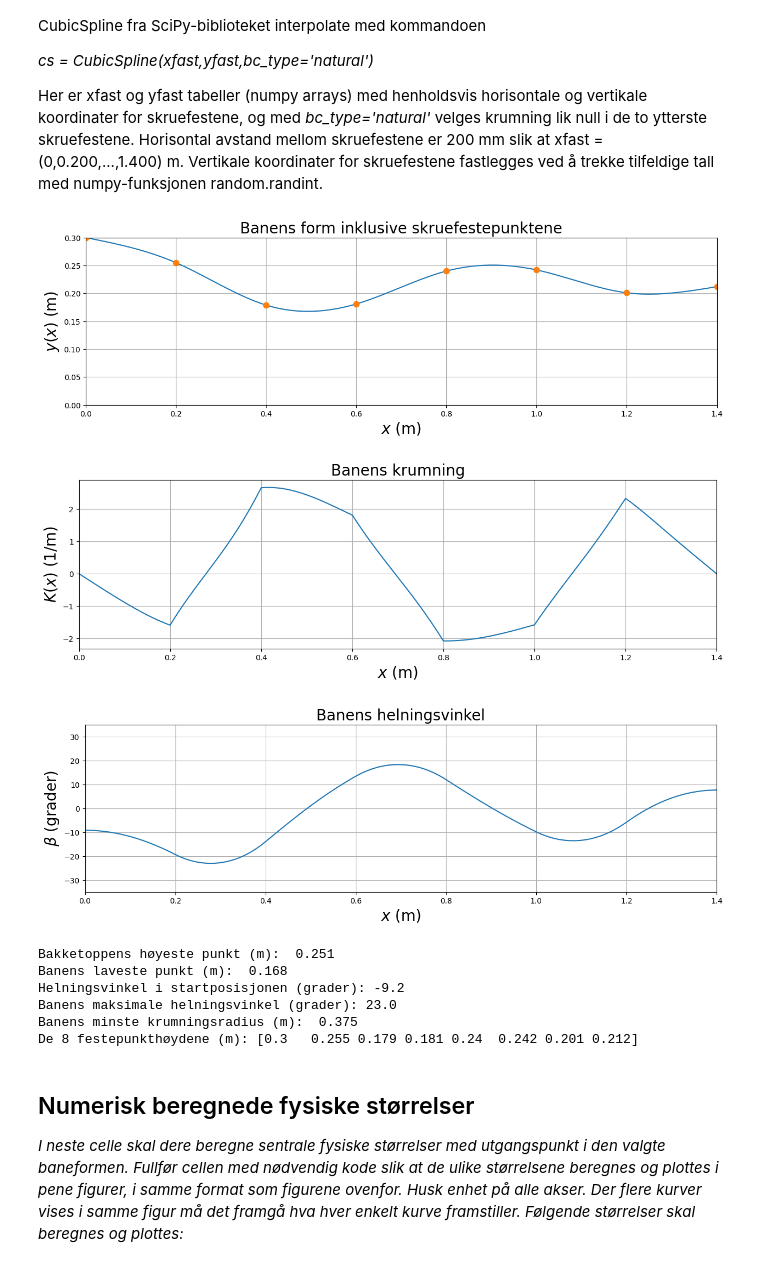
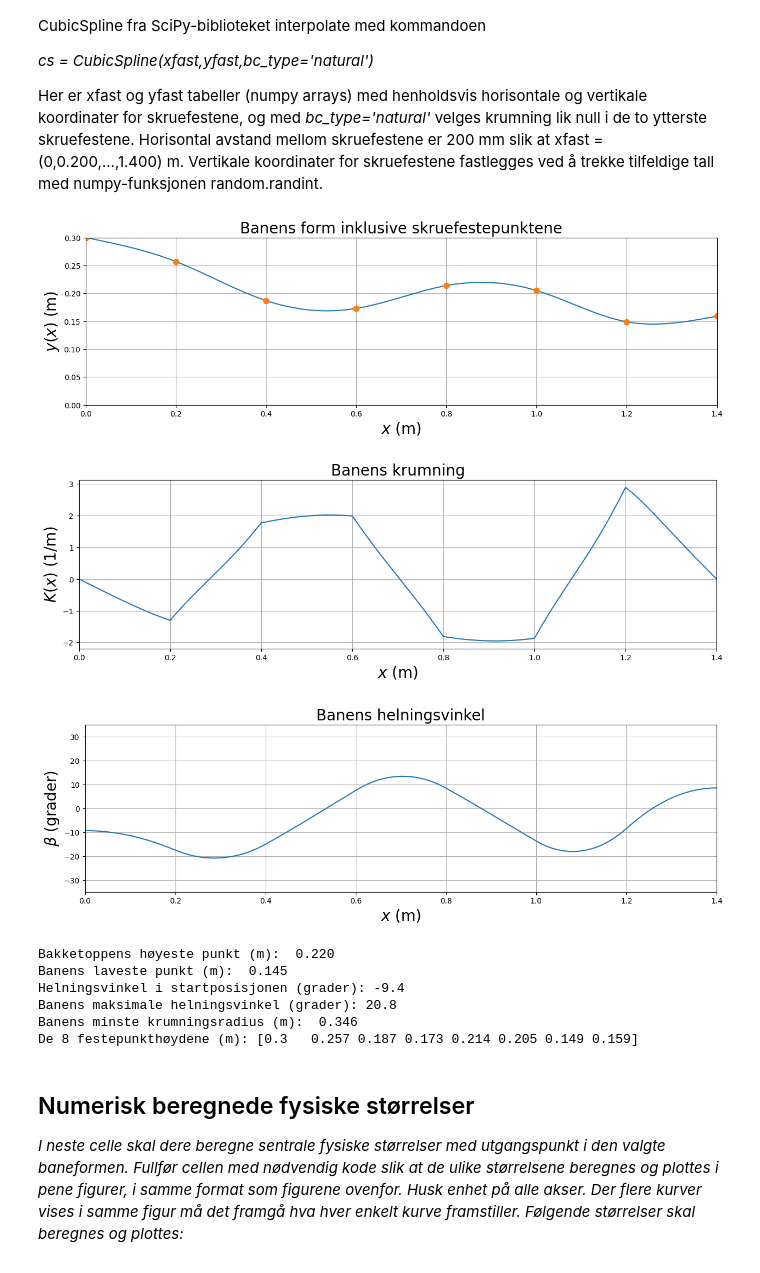
Before and after one commit to sondrp/lab, a Jupyter notebook: mal_V24.ipynb, the cells around one changed output. Saved outputs shown, nothing was run; the diff lists cells and outputs as text; code cells hidden in the pictures.

```diff
--- a/mal_V24.ipynb
+++ b/mal_V24.ipynb
@@ -69,20 +69,20 @@ x = np.arange(xmin, xmax, dx)
 Nx = len(x)
 
 #Skruehøyder:
-yfast = np.zeros(8)
-yfast[0] = 0.300
-yfast[1] = yfast[0] - np.random.randint(40,60)/1000
-yfast[2] = yfast[1] - np.random.randint(70,90)/1000
-yfast[3] = yfast[2] + np.random.randint(-30,10)/1000
-yfast[4] = yfast[3] + np.random.randint(30,70)/1000
-yfast[5] = yfast[4] + np.random.randint(-20,20)/1000
-yfast[6] = yfast[5] - np.random.randint(40,80)/1000
-yfast[7] = yfast[6] + np.random.randint(-40,40)/1000
+#yfast = np.zeros(8)
+#yfast[0] = 0.300
+#yfast[1] = yfast[0] - np.random.randint(40,60)/1000
+#yfast[2] = yfast[1] - np.random.randint(70,90)/1000
+#yfast[3] = yfast[2] + np.random.randint(-30,10)/1000
+#yfast[4] = yfast[3] + np.random.randint(30,70)/1000
+#yfast[5] = yfast[4] + np.random.randint(-20,20)/1000
+#yfast[6] = yfast[5] - np.random.randint(40,80)/1000
+#yfast[7] = yfast[6] + np.random.randint(-40,40)/1000
 
 #Kjør denne cellen så mange ganger dere vil, inntil dere får en baneform dere er fornøyd med.
 #Når endelig baneform er valgt:
 #Sett inn skruehøydene med 3 desimaler (m) og fjern kommentarsymbolet ("#") i neste linje.
-#yfast = np.asarray([0.300,,,,,,,])
+yfast = np.asarray([0.3, 0.257, 0.187, 0.173, 0.214, 0.205, 0.149, 0.159])
 #Når endelig baneform er valgt, kan dere gjerne legge inn # i starten på de 8 linjene som beregner yfast[] ovenfor
 
 #Beregninger:
@@ -128,42 +128,42 @@ plt.title('Banens krumning',fontsize=20)
 plt.xlabel('$x$ (m)',fontsize=20)
 plt.ylabel('$K(x)$ (1/m)',fontsize=20)
 plt.xlim(0,1.400)
 plt.grid()
 plt.show()
 
 #Plotting av banens helningsvinkel
 plt.figure(figsize=(15,4))
 plt.plot(x,betadeg)
 plt.title('Banens helningsvinkel',fontsize=20)
 plt.xlabel('$x$ (m)',fontsize=20)
 plt.ylabel(r'$\beta$ (grader)',fontsize=20)
 plt.ylim(-35,35)
 plt.xlim(0,1.400)
 plt.grid()
 plt.show()
 
 y37 = y[400:1400]
 y27 = y[200:1400]
 y37min = np.min(y37)
 y37max = np.max(y37)
 y27min = np.min(y27)
 y27max = np.max(y27)
 print('Bakketoppens høyeste punkt (m): %6.3f' %y37max)
 print('Banens laveste punkt (m): %6.3f' %y27min)
 print('Helningsvinkel i startposisjonen (grader): %4.1f' %startvinkel)
 print('Banens maksimale helningsvinkel (grader): %4.1f' %maksvinkel)
 print('Banens minste krumningsradius (m): %6.3f' %Rmin)
 print('De 8 festepunkthøydene (m):', yfast)
 # %% [output]
-[figure, old version]
+[figure, new version]
-[figure, old version]
+[figure, new version]
-[figure, old version]
+[figure, new version]
-Bakketoppens høyeste punkt (m):  0.251
-Banens laveste punkt (m):  0.168
-Helningsvinkel i startposisjonen (grader): -9.2
-Banens maksimale helningsvinkel (grader): 23.0
-Banens minste krumningsradius (m):  0.375
-De 8 festepunkthøydene (m): [0.3   0.255 0.179 0.181 0.24  0.242 0.201 0.212]
+Bakketoppens høyeste punkt (m):  0.220
+Banens laveste punkt (m):  0.145
+Helningsvinkel i startposisjonen (grader): -9.4
+Banens maksimale helningsvinkel (grader): 20.8
+Banens minste krumningsradius (m):  0.346
+De 8 festepunkthøydene (m): [0.3   0.257 0.187 0.173 0.214 0.205 0.149 0.159]
 # %% [markdown]
 ## Numerisk beregnede fysiske størrelser
 *I neste celle skal dere beregne sentrale fysiske størrelser med utgangspunkt i den valgte baneformen. Fullfør cellen med nødvendig kode slik at de ulike størrelsene beregnes og plottes i pene figurer, i samme format som figurene ovenfor. Husk enhet på alle akser. Der flere kurver vises i samme figur må det framgå hva hver enkelt kurve framstiller. Følgende størrelser skal beregnes og plottes:*
```
Also changed, not shown: parts of 1 cell of this notebook.
